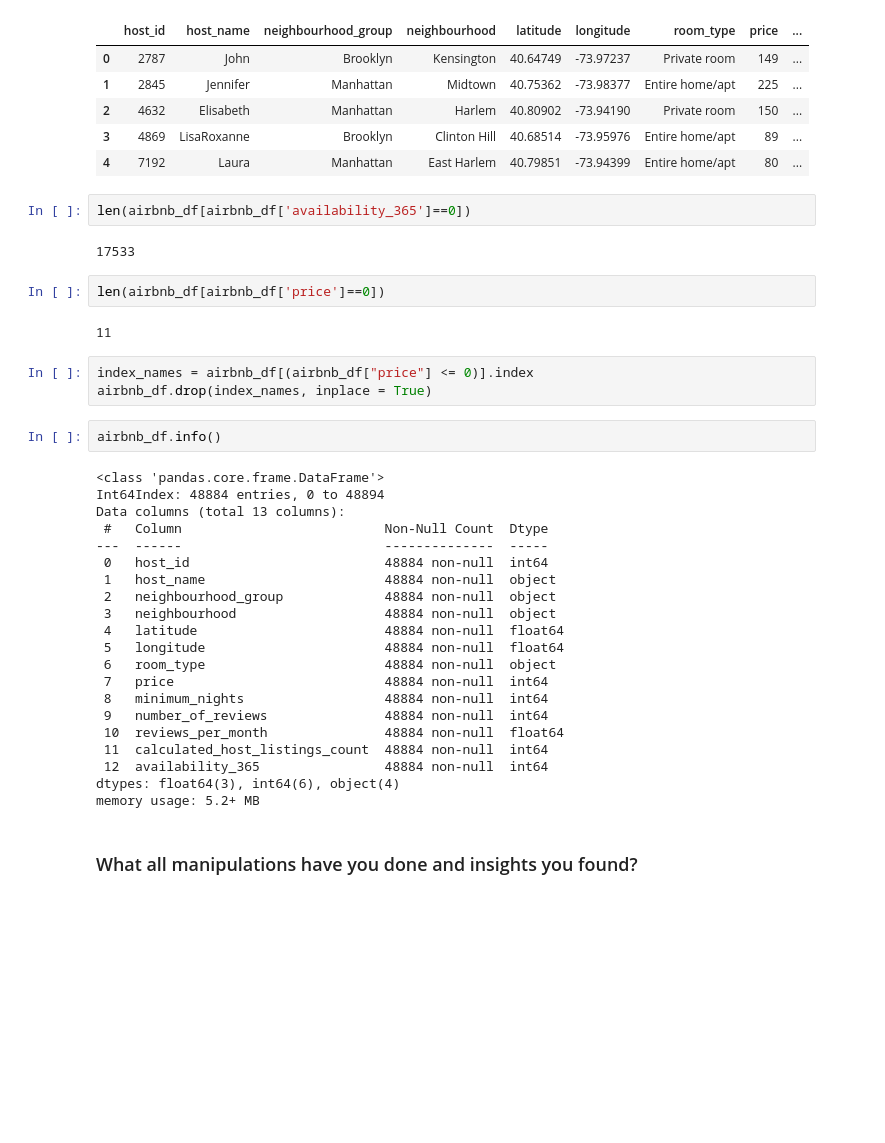
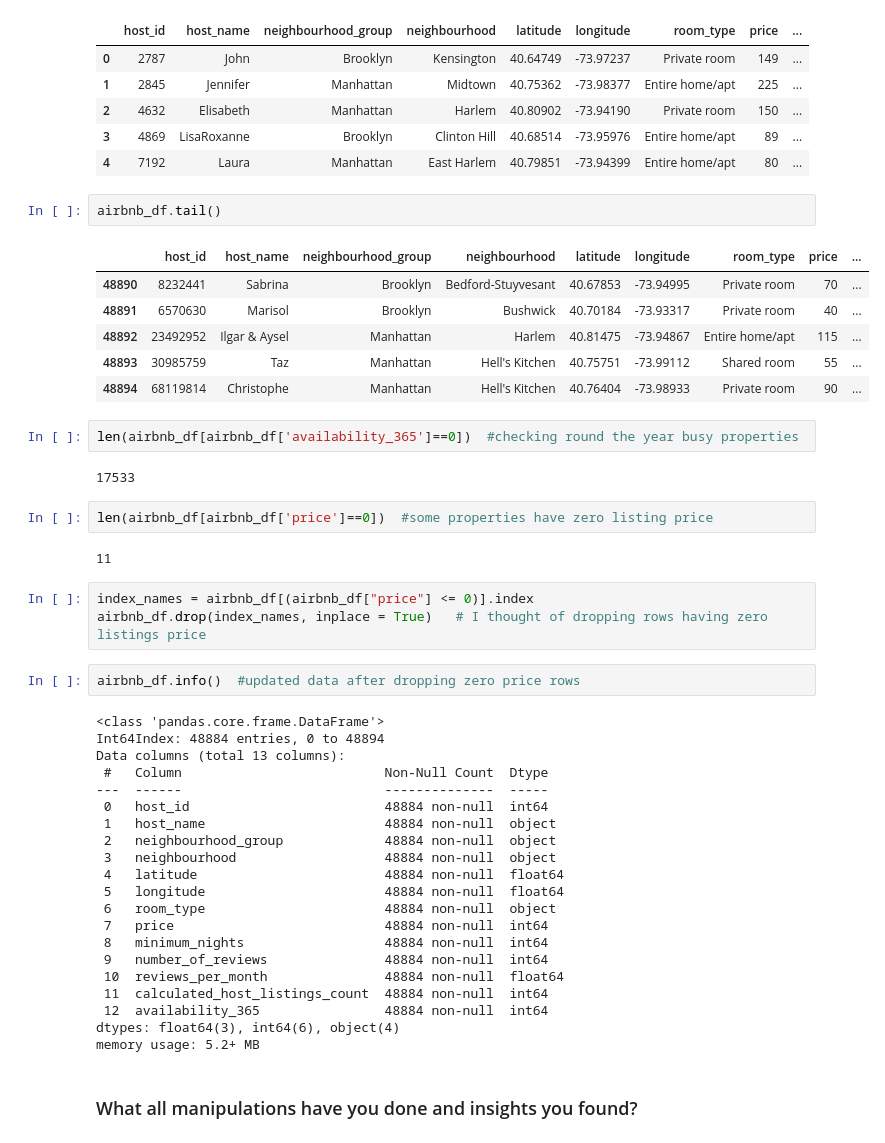
Before and after one commit to 1002Sam/EDA_Airbnb, a Jupyter notebook: Sample_EDA_Submission_Template.ipynb, the cells around one changed output. Saved outputs shown, nothing was run; the diff lists cells and outputs as text; blank space fills up the shorter version.

```diff
--- a/Sample_EDA_Submission_Template.ipynb
+++ b/Sample_EDA_Submission_Template.ipynb
@@ -355,40 +354,49 @@ airbnb_df.head()
 | 2 | 4632 | Elisabeth | Manhattan | Harlem | 40.80902 | -73.94190 | Private room | 150 | ... |
 | 3 | 4869 | LisaRoxanne | Brooklyn | Clinton Hill | 40.68514 | -73.95976 | Entire home/apt | 89 | ... |
 | 4 | 7192 | Laura | Manhattan | East Harlem | 40.79851 | -73.94399 | Entire home/apt | 80 | ... |
+# %%
+airbnb_df.tail()
+# %% [output]
+|  | host_id | host_name | neighbourhood_group | neighbourhood | latitude | longitude | room_type | price | ... |
+| 48890 | 8232441 | Sabrina | Brooklyn | Bedford-Stuyvesant | 40.67853 | -73.94995 | Private room | 70 | ... |
+| 48891 | 6570630 | Marisol | Brooklyn | Bushwick | 40.70184 | -73.93317 | Private room | 40 | ... |
+| 48892 | 23492952 | Ilgar & Aysel | Manhattan | Harlem | 40.81475 | -73.94867 | Entire home/apt | 115 | ... |
+| 48893 | 30985759 | Taz | Manhattan | Hell's Kitchen | 40.75751 | -73.99112 | Shared room | 55 | ... |
+| 48894 | 68119814 | Christophe | Manhattan | Hell's Kitchen | 40.76404 | -73.98933 | Private room | 90 | ... |
 # %%
-len(airbnb_df[airbnb_df['availability_365']==0])
+len(airbnb_df[airbnb_df['availability_365']==0])  #checking round the year busy properties
 # %% [output]
 17533
 # %%
-len(airbnb_df[airbnb_df['price']==0])
+len(airbnb_df[airbnb_df['price']==0])  #some properties have zero listing price
 # %% [output]
 11
 # %%
 index_names = airbnb_df[(airbnb_df["price"] <= 0)].index
-airbnb_df.drop(index_names, inplace = True)
+airbnb_df.drop(index_names, inplace = True)   # I thought of dropping rows having zero listings price
-# %%
-airbnb_df.info()
-# %% [output]
-<class 'pandas.core.frame.DataFrame'>
-Int64Index: 48884 entries, 0 to 48894
-Data columns (total 13 columns):
- #   Column                          Non-Null Count  Dtype
----  ------                          --------------  -----
- 0   host_id                         48884 non-null  int64
- 1   host_name                       48884 non-null  object
- 2   neighbourhood_group             48884 non-null  object
- 3   neighbourhood                   48884 non-null  object
- 4   latitude                        48884 non-null  float64
- 5   longitude                       48884 non-null  float64
- 6   room_type                       48884 non-null  object
- 7   price                           48884 non-null  int64
- 8   minimum_nights                  48884 non-null  int64
- 9   number_of_reviews               48884 non-null  int64
- 10  reviews_per_month               48884 non-null  float64
- 11  calculated_host_listings_count  48884 non-null  int64
- 12  availability_365                48884 non-null  int64
-dtypes: float64(3), int64(6), object(4)
-memory usage: 5.2+ MB
+# %%
+airbnb_df.info()  #updated data after dropping zero price rows
+# %% [output]
+<class 'pandas.core.frame.DataFrame'>
+Int64Index: 48884 entries, 0 to 48894
+Data columns (total 13 columns):
+ #   Column                          Non-Null Count  Dtype
+---  ------                          --------------  -----
+ 0   host_id                         48884 non-null  int64
+ 1   host_name                       48884 non-null  object
+ 2   neighbourhood_group             48884 non-null  object
+ 3   neighbourhood                   48884 non-null  object
+ 4   latitude                        48884 non-null  float64
+ 5   longitude                       48884 non-null  float64
+ 6   room_type                       48884 non-null  object
+ 7   price                           48884 non-null  int64
+ 8   minimum_nights                  48884 non-null  int64
+ 9   number_of_reviews               48884 non-null  int64
+ 10  reviews_per_month               48884 non-null  float64
+ 11  calculated_host_listings_count  48884 non-null  int64
+ 12  availability_365                48884 non-null  int64
+dtypes: float64(3), int64(6), object(4)
+memory usage: 5.2+ MB
 # %% [markdown]
 ### What all manipulations have you done and insights you found?
 # %% [markdown]
```
Also changed, not shown: parts of 24 cells of this notebook.
